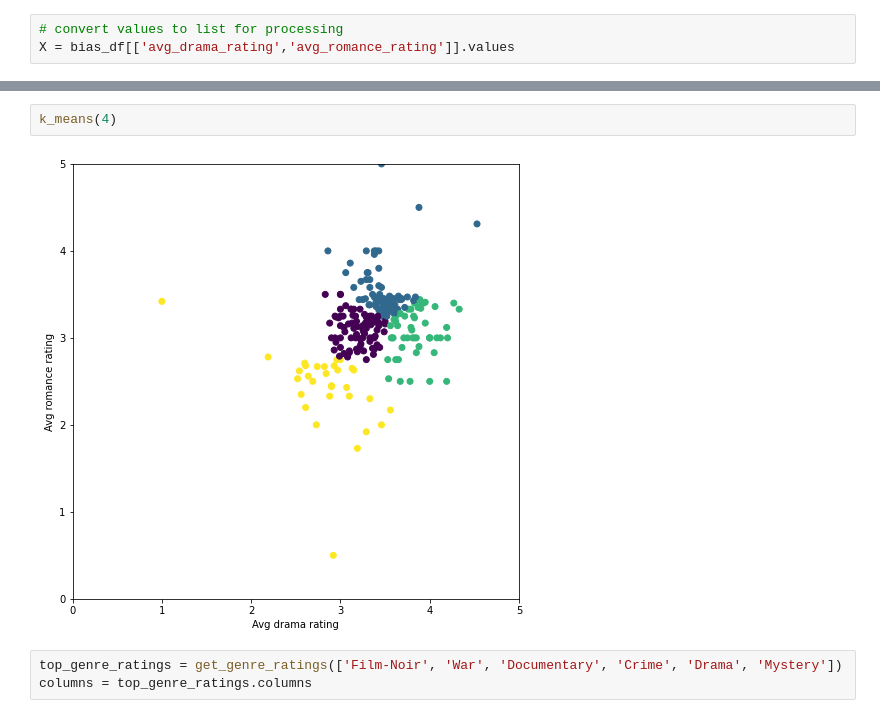
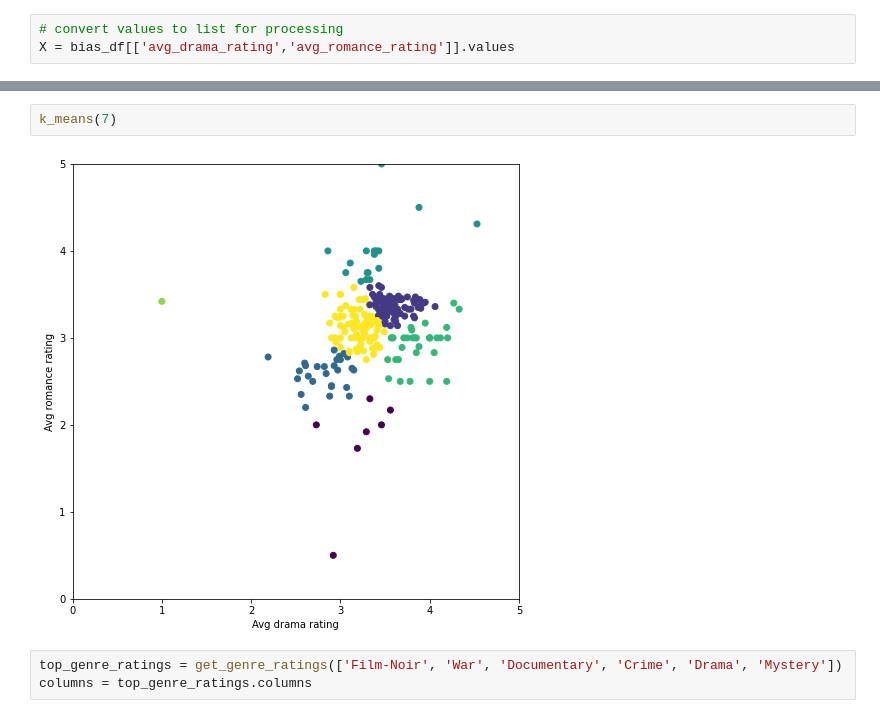
Before and after one commit to blancacarretero/movie-recommendation-engine, a Jupyter notebook: ml-latest-small.ipynb, the cells around one changed output, grey strips where cells are left out. Cells and saved outputs as stored; diff of their text form.

```diff
--- a/ml-latest-small.ipynb
+++ b/ml-latest-small.ipynb
@@ -151,7 +153,7 @@ k_means(4)
 # %%
-k_means(4)
+k_means(7)
 # %% [output]
-[figure, old version]
+[figure, new version]
 # %%
 top_genre_ratings = get_genre_ratings(['Film-Noir', 'War', 'Documentary', 'Crime', 'Drama', 'Mystery'])
 columns = top_genre_ratings.columns
```
Also changed, not shown: parts of 6 cells of this notebook, 6 other files.
